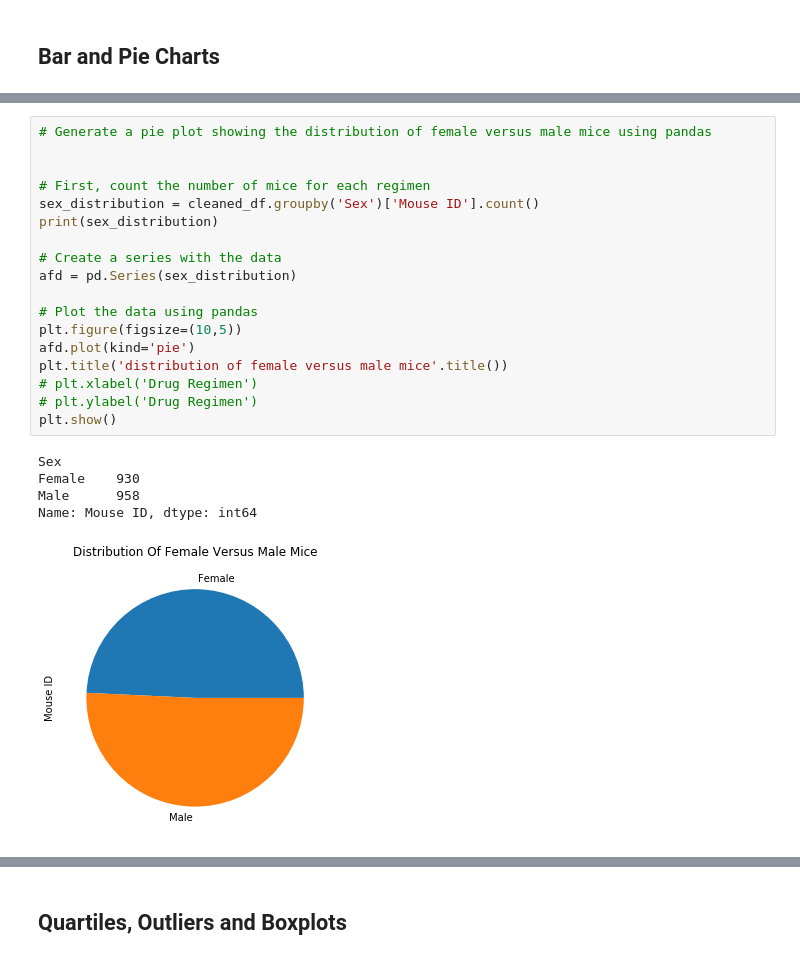
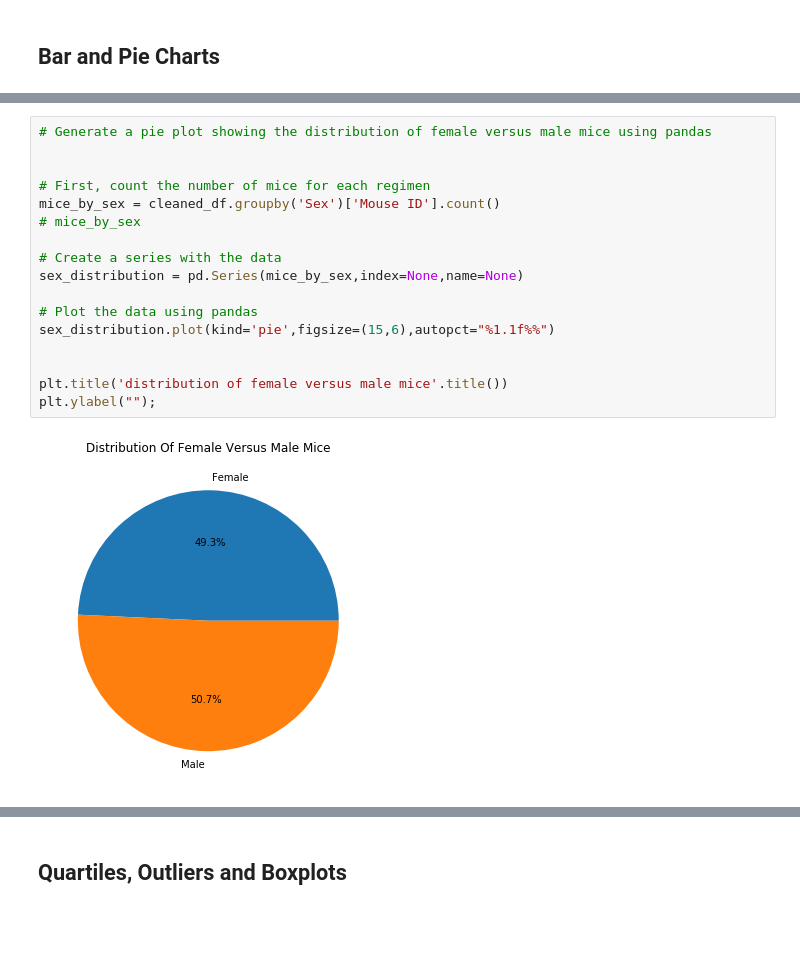
Before and after one commit to gpivaro/5_Matplotlib_Homework, a Jupyter notebook: pymaceuticals.ipynb, the cells around one changed output, grey strips where cells are left out. Drawn from its saved outputs; the diff is of its cells as text; blank space fills up the shorter version.

```diff
--- a/pymaceuticals.ipynb
+++ b/pymaceuticals.ipynb
@@ -247,26 +228,21 @@ plt.show()
 # %%
 # Generate a pie plot showing the distribution of female versus male mice using pandas
 
 
 # First, count the number of mice for each regimen
-sex_distribution = cleaned_df.groupby('Sex')['Mouse ID'].count()
-print(sex_distribution)
+mice_by_sex = cleaned_df.groupby('Sex')['Mouse ID'].count()
+# mice_by_sex
 
 # Create a series with the data
-afd = pd.Series(sex_distribution)
+sex_distribution = pd.Series(mice_by_sex,index=None,name=None)
 
 # Plot the data using pandas
-plt.figure(figsize=(10,5))
-afd.plot(kind='pie')
+sex_distribution.plot(kind='pie',figsize=(15,6),autopct="%1.1f%%")
+
+
 plt.title('distribution of female versus male mice'.title())
-# plt.xlabel('Drug Regimen')
-# plt.ylabel('Drug Regimen')
-plt.show()
+plt.ylabel("");
 # %% [output]
-Sex
-Female    930
-Male      958
-Name: Mouse ID, dtype: int64
-[figure, old version]
+[figure, new version]
 # %%
 # Generate a pie plot showing the distribution of female versus male mice using pyplot
```
Also changed, not shown: parts of 29 cells of this notebook.
